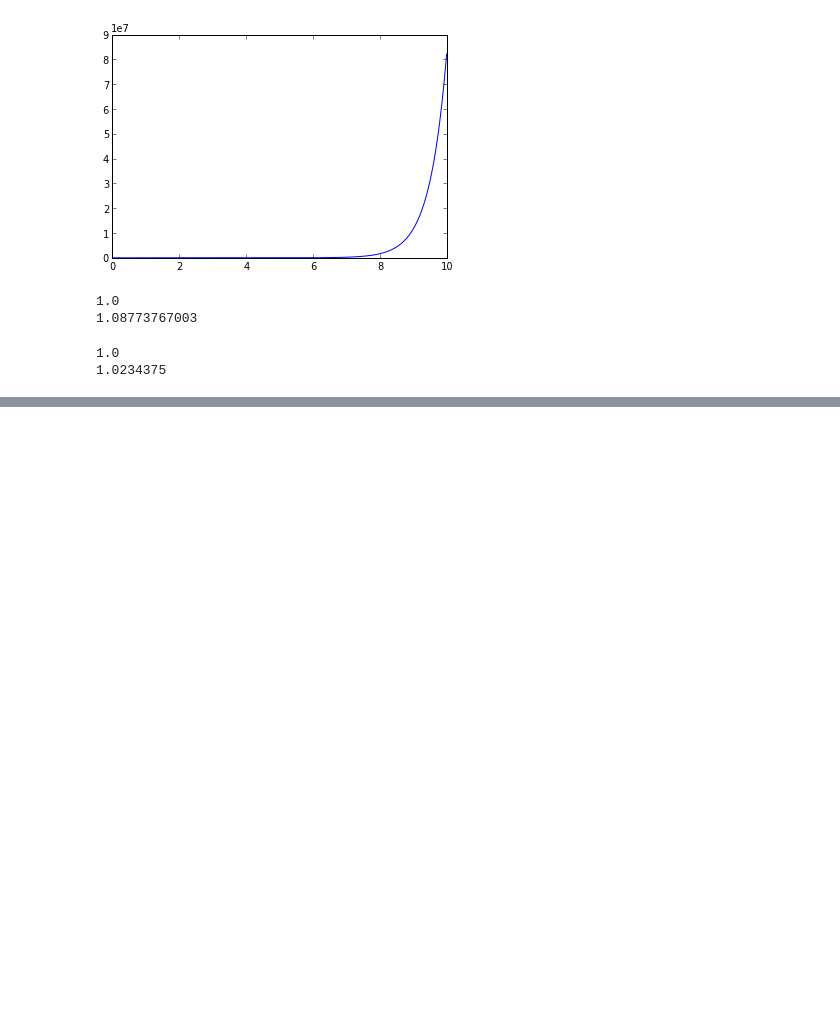
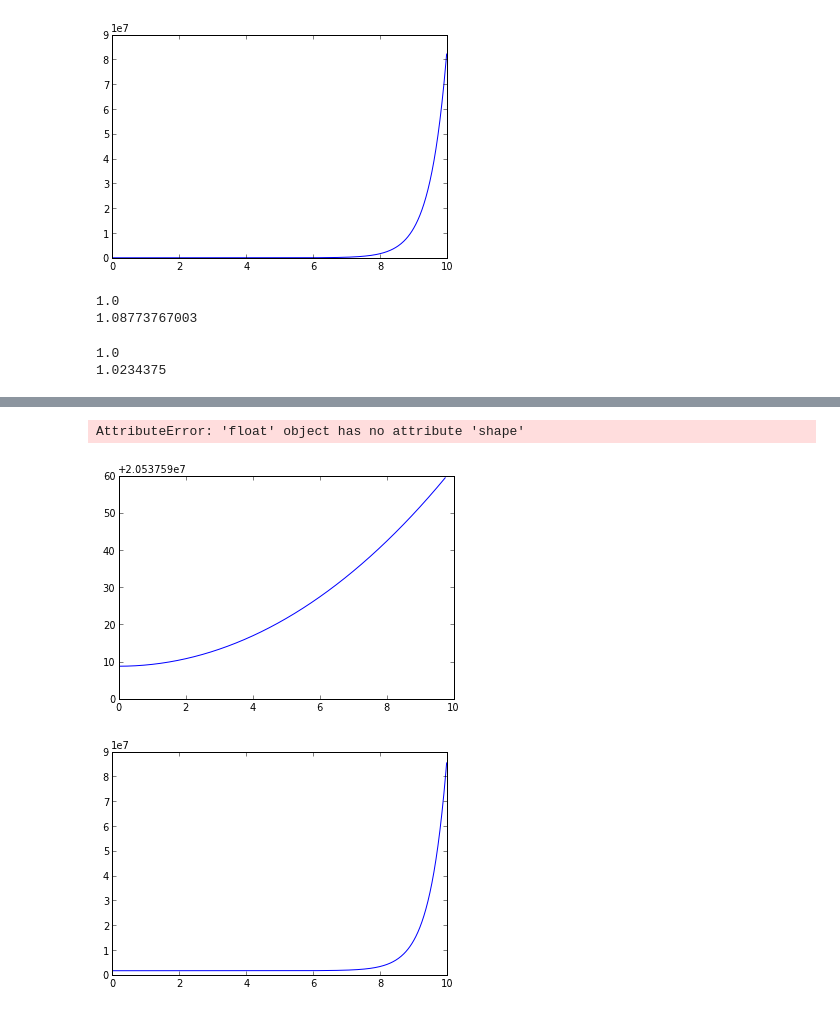
Before and after one commit to ipowellPHYS202/PHYS202-S13, a Jupyter notebook: Week7/Thursdaynotes.ipynb, the cells around one changed output, grey strips where cells are left out. Drawn from its saved outputs; the diff is of its cells as text; code cells hidden in the pictures; blank space fills up the shorter version.

```diff
--- a/Week7/Thursdaynotes.ipynb
+++ b/Week7/Thursdaynotes.ipynb
@@ -91,2 +94,43 @@ show()
 # %%
 #The smaller stepsize produces the more accurate graph
+# %%
+#Euler-Cromer Method
+
+dx = .25
+x3 = arange(0,10,dx)
+y3 = zeros(a.shape)
+for i in range(a.shape[0]):
+    y3[i] = y3[i-1]+(x3[i]+2*x3[i])*dx
+plot(x3,y3)
+show()
+
+dx = .02
+x5 = arange(0,10,dx)
+y5 = zeros(x5.shape)
+for i in range(c.shape[0]):
+    y5[i] = y5[i-1] + (x5[i]+2*y2[i])*dx
+plot(x5,y5)
+show()
+# %% [output]
+AttributeError: 'float' object has no attribute 'shape'
+# %%
+#Midpoint Method
+
+dx = .25
+x4 = arange(0,10,dx)
+y4 = zeros(x3.shape)
+for i in range(x4.shape[0]):
+    y4[i] = y4[i-1]+ 0.5*((x4[i-1]+2*y2[i-1])+(x4[i]+2*y2[i]))*dx
+plot(x4,y4)
+show()
+
+dx = .02
+x6 = arange(0,10,dx)
+y6 = zeros(x6.shape)
+for i in range(x6.shape[0]):
+    y6[i] = y6[i-1] + .5*((x6[i-1]+2*y2[i-1])+(x6[i]+2*y2[i]))*dx
+plot(x6,y6)
+show()
+# %% [output]
+[figure, added]
+[figure, added]
```
Also changed, not shown: parts of 3 cells of this notebook, 1 other file.
